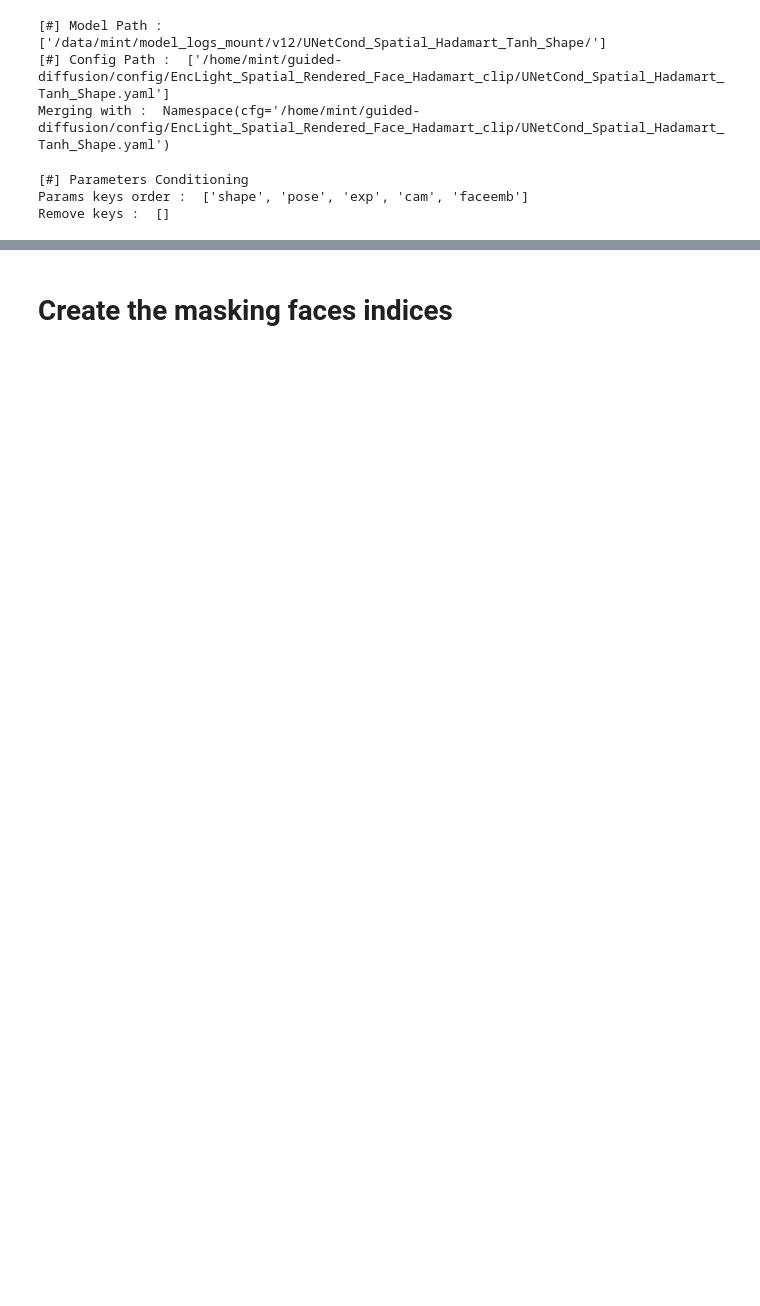
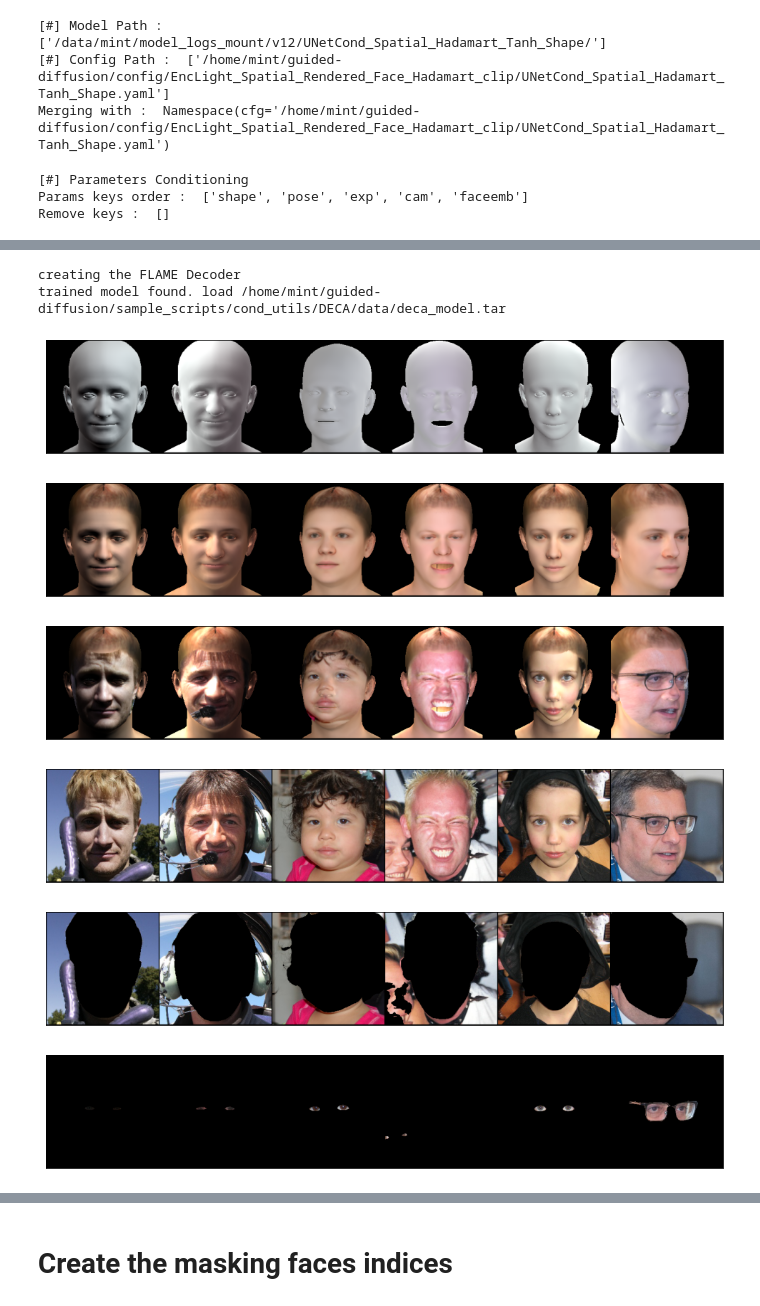
Before and after one commit to XezXey/guided-diffusion, a Jupyter notebook: experiment_scripts/masking_flame/masking_flame.ipynb, the cells around one changed output, grey strips where cells are left out. Saved outputs shown, nothing was run; the diff lists cells and outputs as text; code cells hidden in the pictures; blank space fills up the shorter version.

```diff
--- a/experiment_scripts/masking_flame/masking_flame.ipynb
+++ b/experiment_scripts/masking_flame/masking_flame.ipynb
@@ -137,0 +141,40 @@ torch.Size([2, 10750, 3, 3]) torch.Size([2, 10750, 3, 3]) torch.Size([2, 10750,
+# %%
+from importlib import reload
+reload(params_utils)
+
+f_mask = np.load('./FLAME_masks_face-id.pkl', allow_pickle=True, encoding='latin1')
+v_mask = np.load('./FLAME_masks.pkl', allow_pickle=True, encoding='latin1')
+mask={
+    'v_mask':v_mask['face'].tolist(),
+    'f_mask':f_mask['face'].tolist()
+}
+
+img_idx = file_utils.search_index_from_listpath(list_path=img_path, search=['60065.jpg', '60182.jpg', '60000.jpg', '60001.jpg', '60002.jpg', '60004.jpg'])
+dat = th.utils.data.Subset(dataset, indices=img_idx)
+subset_loader = th.utils.data.DataLoader(dat, batch_size=1000,
+                                    shuffle=False, num_workers=24)
+
+dat, model_kwargs = next(iter(subset_loader))
+rendered_image, orig_visdict = params_utils.render_deca(deca_params=model_kwargs, idx=0, n=20, useTex=True, extractTex=True, deca_mode='', use_detail=True, mask=None, repeat=False)
+
+grid = torchvision.utils.make_grid(orig_visdict['shape_images'].mul(255).add_(0.5).clamp_(0, 255).cpu())
+show(grid/255.0)
+grid = torchvision.utils.make_grid(orig_visdict['rendered_images'].mul(255).add_(0.5).clamp_(0, 255).cpu())
+show(grid/255.0)
+grid = torchvision.utils.make_grid(orig_visdict['rendered_images_uv_texture'].mul(255).add_(0.5).clamp_(0, 255).cpu())
+show(grid/255.0)
+grid = torchvision.utils.make_grid(model_kwargs['raw_image'].cpu())
+show(grid/255.0)
+grid = torchvision.utils.make_grid((((model_kwargs['faceseg_bg_noface&nohair_img'] + 1) * 127.5)).float().cpu())
+show(grid/255.0)
+grid = torchvision.utils.make_grid((((model_kwargs['faceseg_eyes_img'] + 1) * 127.5)).float().cpu())
+show(grid/255.0)
+# %% [output]
+creating the FLAME Decoder
+trained model found. load /home/mint/guided-diffusion/sample_scripts/cond_utils/DECA/data/deca_model.tar
+[figure, added]
+[figure, added]
+[figure, added]
+[figure, added]
+[figure, added]
+[figure, added]
```
Also changed, not shown: parts of 8 cells of this notebook, 3 other files.
